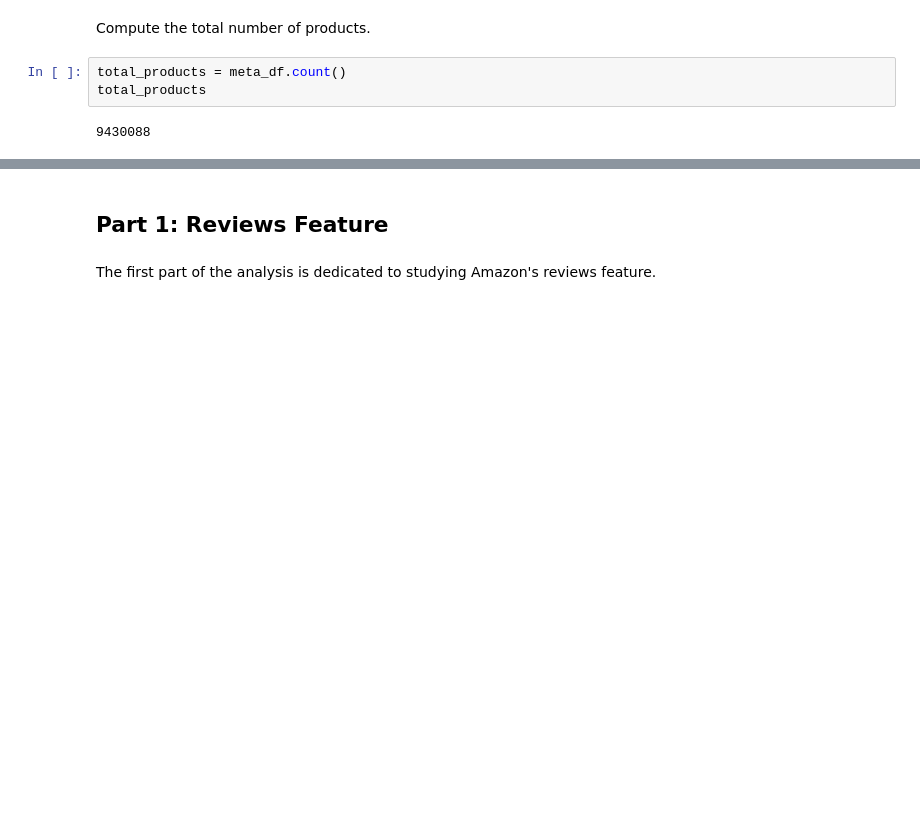
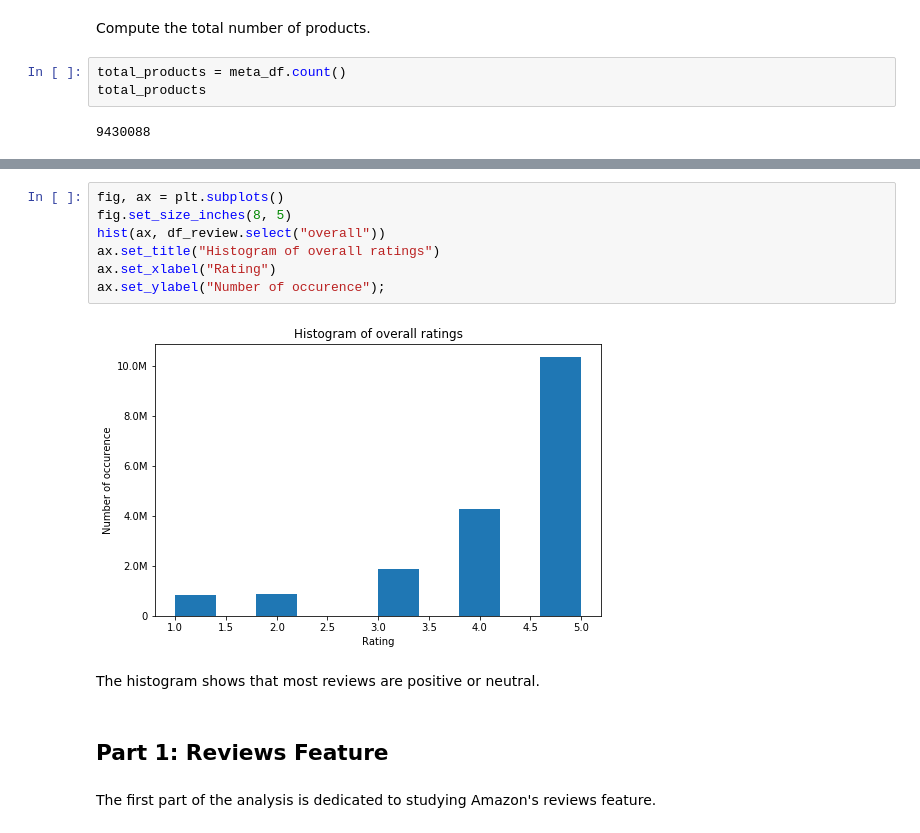
Before and after one commit to raphaelBarman/ADA-dh, a Jupyter notebook: project/Notebook.ipynb, the cells around one changed output, grey strips where cells are left out. Drawn from its saved outputs; the diff is of its cells as text; blank space fills up the shorter version.

```diff
--- a/project/Notebook.ipynb
+++ b/project/Notebook.ipynb
@@ -124,3 +151,14 @@ We can notice that in this restricted dataset less than one third of the product
+# %%
+fig, ax = plt.subplots()
+fig.set_size_inches(8, 5)
+hist(ax, df_review.select("overall"))
+ax.set_title("Histogram of overall ratings")
+ax.set_xlabel("Rating")
+ax.set_ylabel("Number of occurence");
+# %% [output]
+[figure, added]
+# %% [markdown]
+The histogram shows that most reviews are positive or neutral.
 # %% [markdown]
 ## Part 1: Reviews Feature
 # %% [markdown]
```
Also changed, not shown: parts of 64 cells of this notebook, 3 other files.
